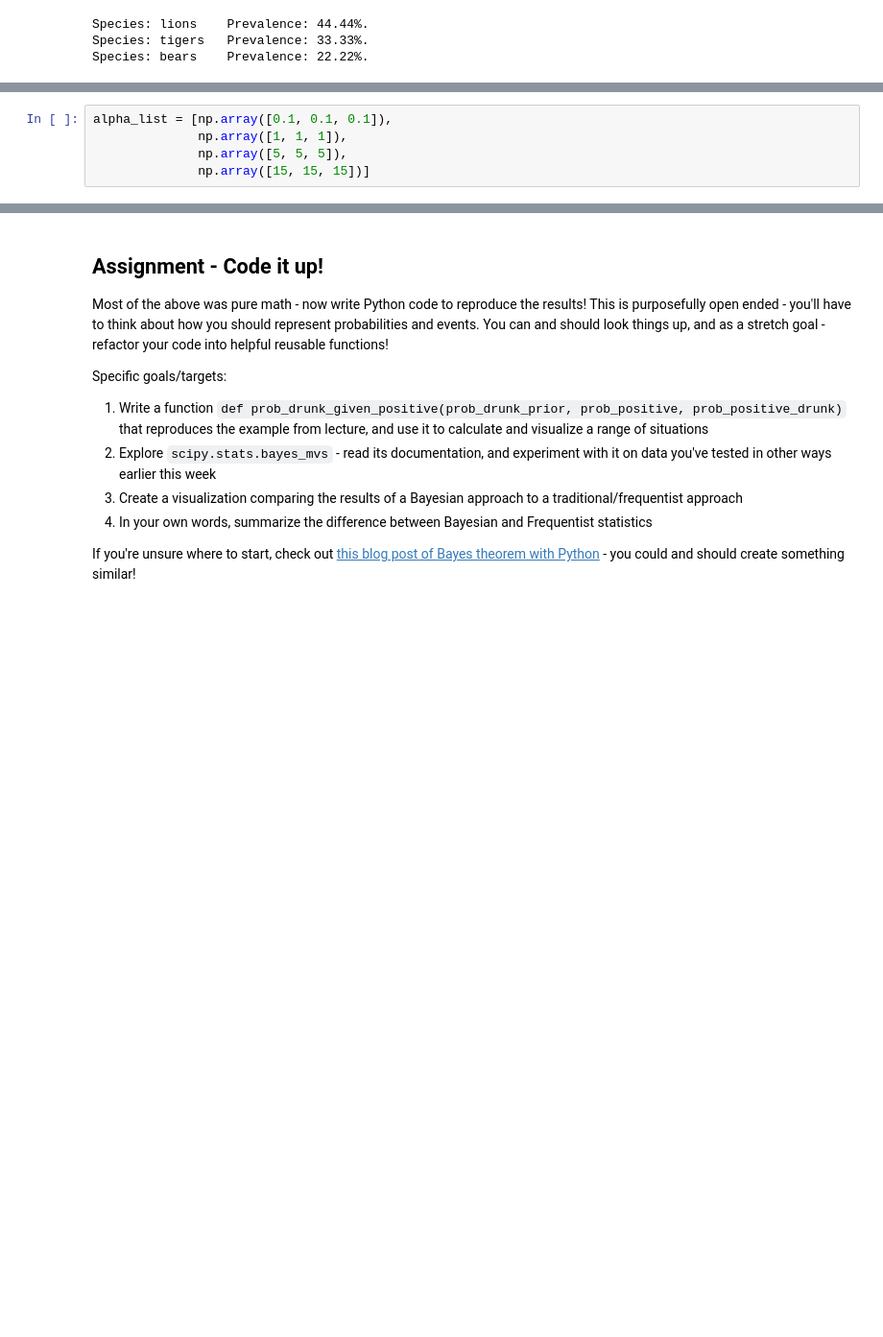
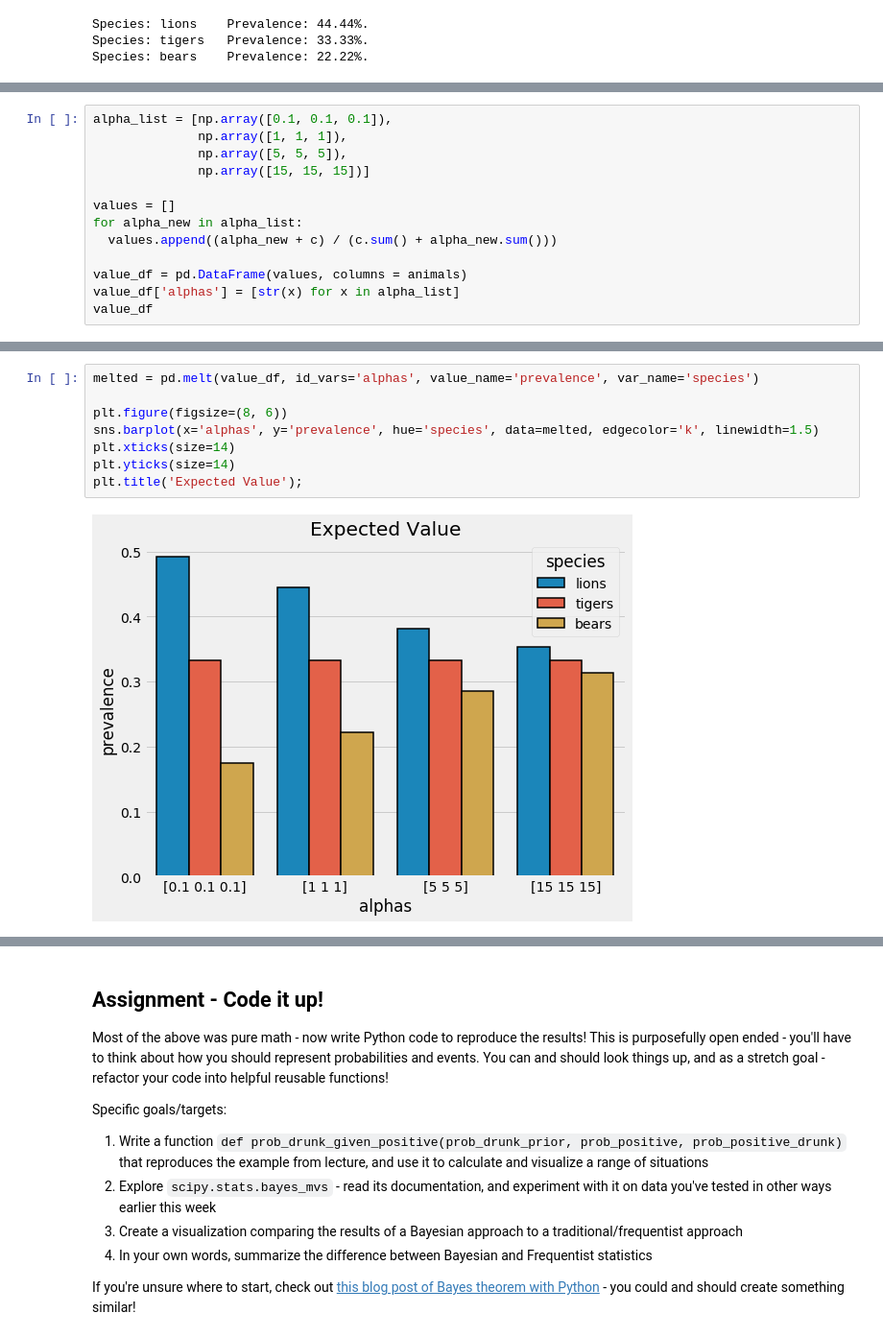
Before and after one commit to adamlutzz/DS-Unit-1-Sprint-3-Statistical-Tests-and-Experiments, a Jupyter notebook: module3-introduction-to-bayesian-inference/LS_DS_133_Introduction_to_Bayesian_Inference.ipynb, the cells around one changed output, grey strips where cells are left out. Shown at 96% size. Drawn from its saved outputs; the diff is of its cells as text; blank space fills up the shorter version.

```diff
--- a/module3-introduction-to-bayesian-inference/LS_DS_133_Introduction_to_Bayesian_Inference.ipynb
+++ b/module3-introduction-to-bayesian-inference/LS_DS_133_Introduction_to_Bayesian_Inference.ipynb
@@ -139,3 +143,11 @@ alpha_list = [np.array([0.1, 0.1, 0.1]),
               np.array([1, 1, 1]),
               np.array([5, 5, 5]),
               np.array([15, 15, 15])]
+
+values = []
+for alpha_new in alpha_list:
+  values.append((alpha_new + c) / (c.sum() + alpha_new.sum()))
+
+value_df = pd.DataFrame(values, columns = animals)
+value_df['alphas'] = [str(x) for x in alpha_list]
+value_df
@@ -141,0 +160,10 @@ alpha_list = [np.array([0.1, 0.1, 0.1]),
+# %%
+melted = pd.melt(value_df, id_vars='alphas', value_name='prevalence', var_name='species')
+
+plt.figure(figsize=(8, 6))
+sns.barplot(x='alphas', y='prevalence', hue='species', data=melted, edgecolor='k', linewidth=1.5)
+plt.xticks(size=14)
+plt.yticks(size=14)
+plt.title('Expected Value');
+# %% [output]
+[figure, added]
```
Also changed, not shown: parts of 8 cells of this notebook.
